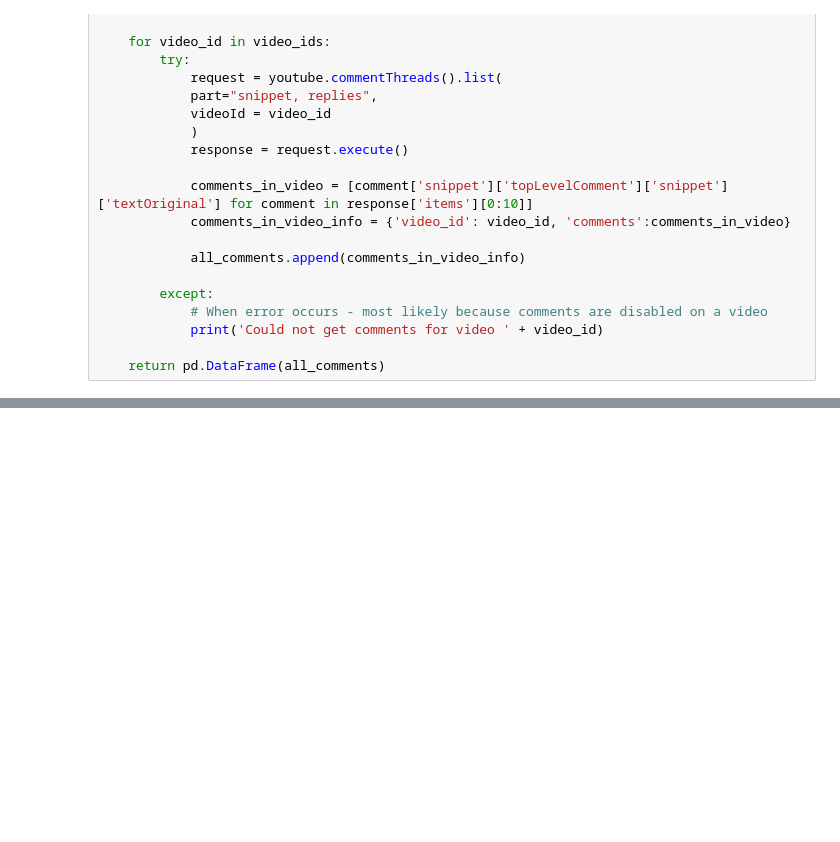
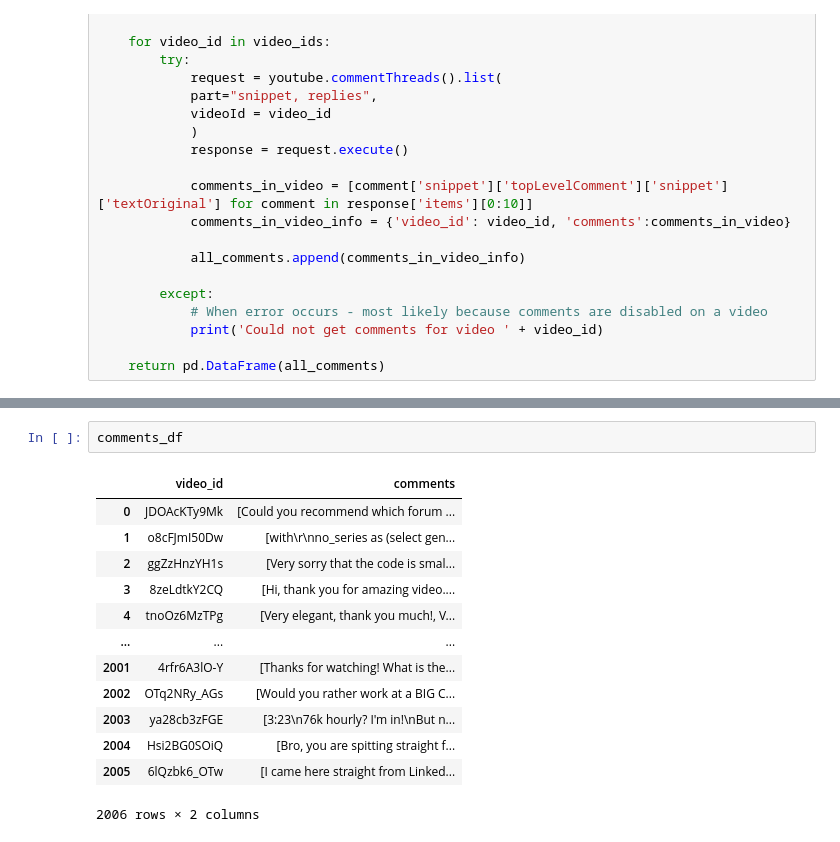
Before and after one commit to ManuelEspitia1/youtube-project, a Jupyter notebook: youtube.ipynb, the cells around one changed output, grey strips where cells are left out. Drawn from its saved outputs; the diff is of its cells as text; blank space fills up the shorter version.

```diff
--- a/youtube.ipynb
+++ b/youtube.ipynb
@@ -184,0 +203,16 @@ def get_comments_videos(youtube, video_ids):
+# %%
+comments_df
+# %% [output]
+|  | video_id | comments |
+| 0 | JDOAcKTy9Mk | [Could you recommend which forum ... |
+| 1 | o8cFJmI50Dw | [with\r\nno_series as (select gen... |
+| 2 | ggZzHnzYH1s | [Very sorry that the code is smal... |
+| 3 | 8zeLdtkY2CQ | [Hi, thank you for amazing video.... |
+| 4 | tnoOz6MzTPg | [Very elegant, thank you much!, V... |
+| ... | ... | ... |
+| 2001 | 4rfr6A3lO-Y | [Thanks for watching! What is the... |
+| 2002 | OTq2NRy_AGs | [Would you rather work at a BIG C... |
+| 2003 | ya28cb3zFGE | [3:23\n76k hourly? I'm in!\nBut n... |
+| 2004 | Hsi2BG0SOiQ | [Bro, you are spitting straight f... |
+| 2005 | 6lQzbk6_OTw | [I came here straight from Linked... |
+2006 rows × 2 columns
```
Also changed, not shown: parts of 15 cells of this notebook.
